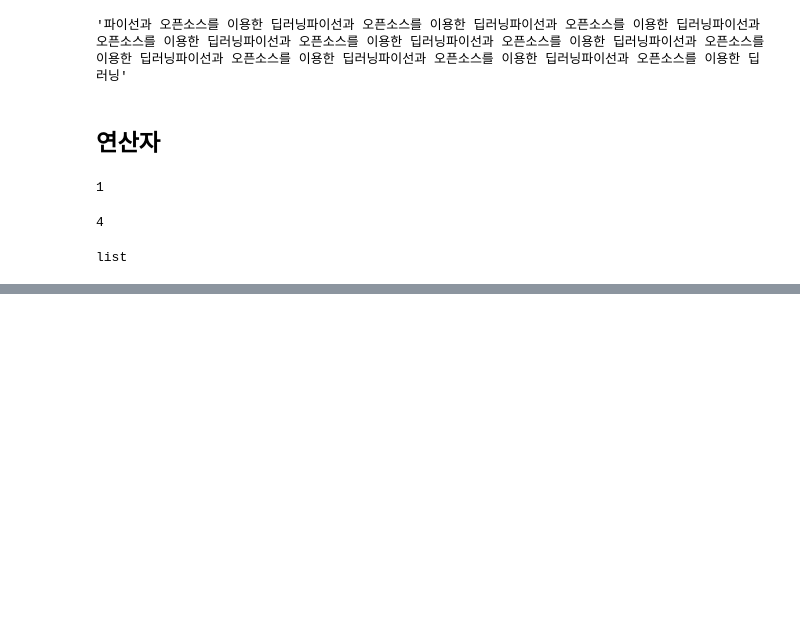
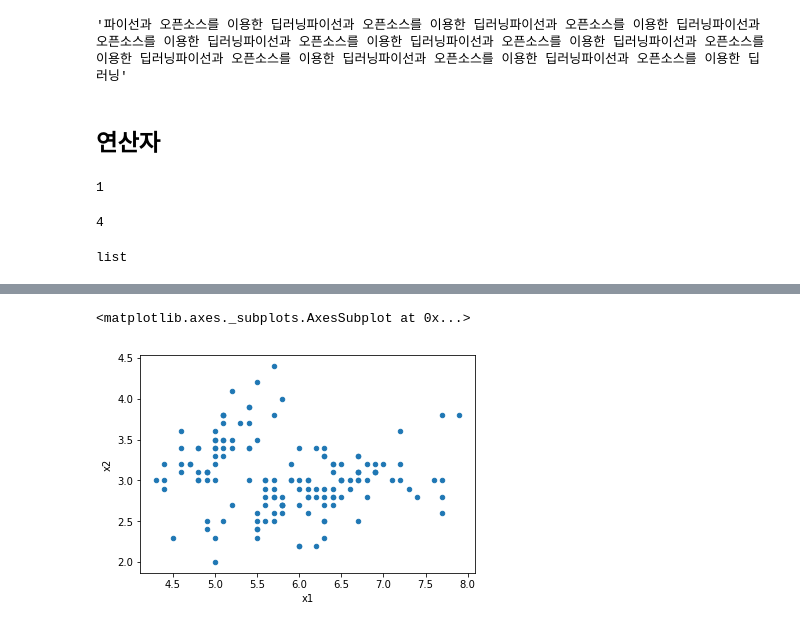
Before and after one commit to verystrongjoe/python-opensource-for-deep-learning, a Jupyter notebook: notebook/Day 1.ipynb, the cells around one changed output, grey strips where cells are left out. Drawn from its saved outputs; the diff is of its cells as text; code cells hidden in the pictures; blank space fills up the shorter version.

```diff
--- a/notebook/Day 1.ipynb
+++ b/notebook/Day 1.ipynb
@@ -84,0 +326,2 @@ list
+# %%
+경로 = 'C:\\python-opensource-for-deep-learning\\data\iris.data'
@@ -84,0 +419,2 @@ list
+# %%
+frame = pandas.read_csv(경로, encoding='utf-8', header=None)
@@ -84,0 +467,2 @@ list
+# %%
+frame.columns = ['x1','x2','x3','x4','label']
@@ -84,0 +480,5 @@ list
+# %%
+frame.plot(kind='scatter', x='x1', y='x2')
+# %% [output]
+<matplotlib.axes._subplots.AxesSubplot at 0x...>
+[figure, added]
```
Also changed, not shown: parts of 105 cells of this notebook, 3 other files.
